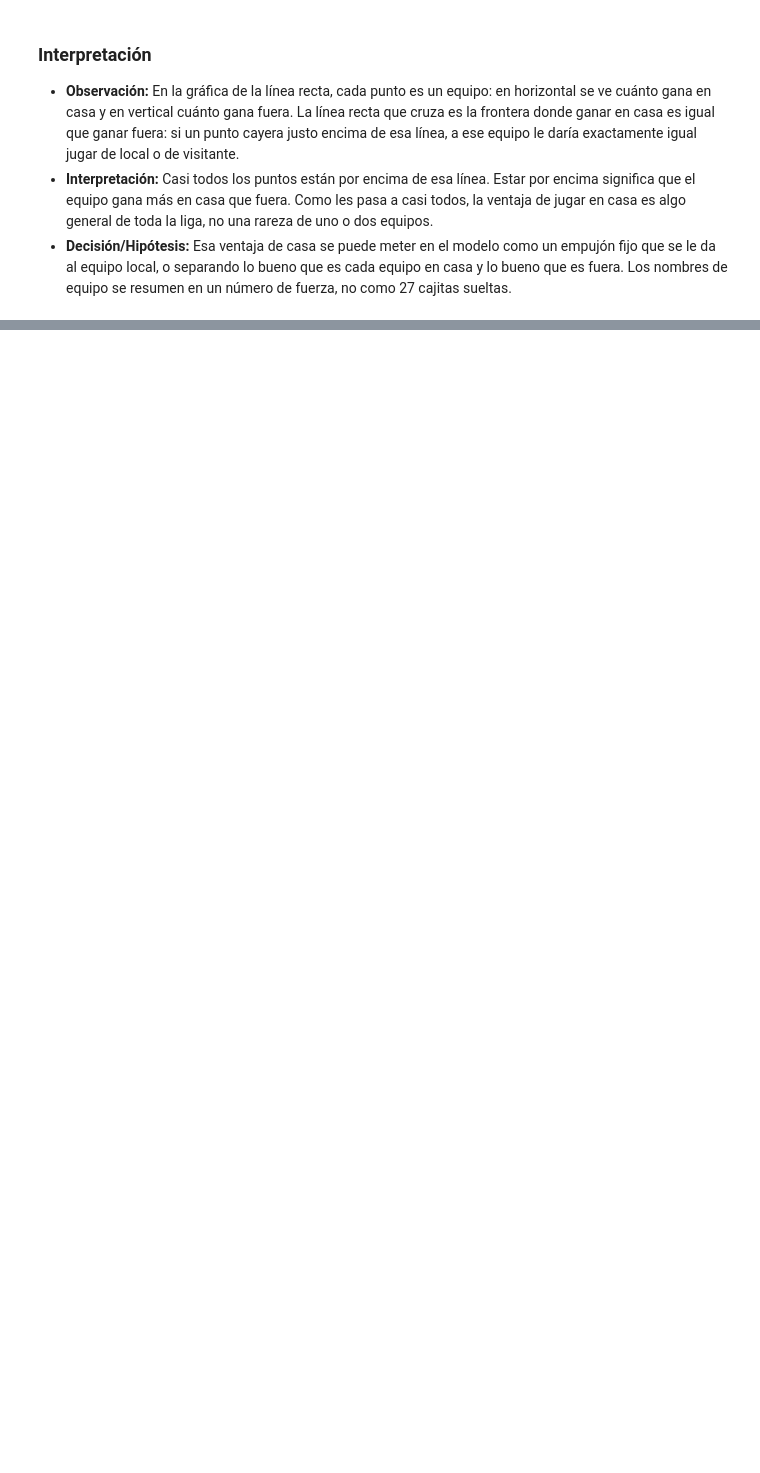
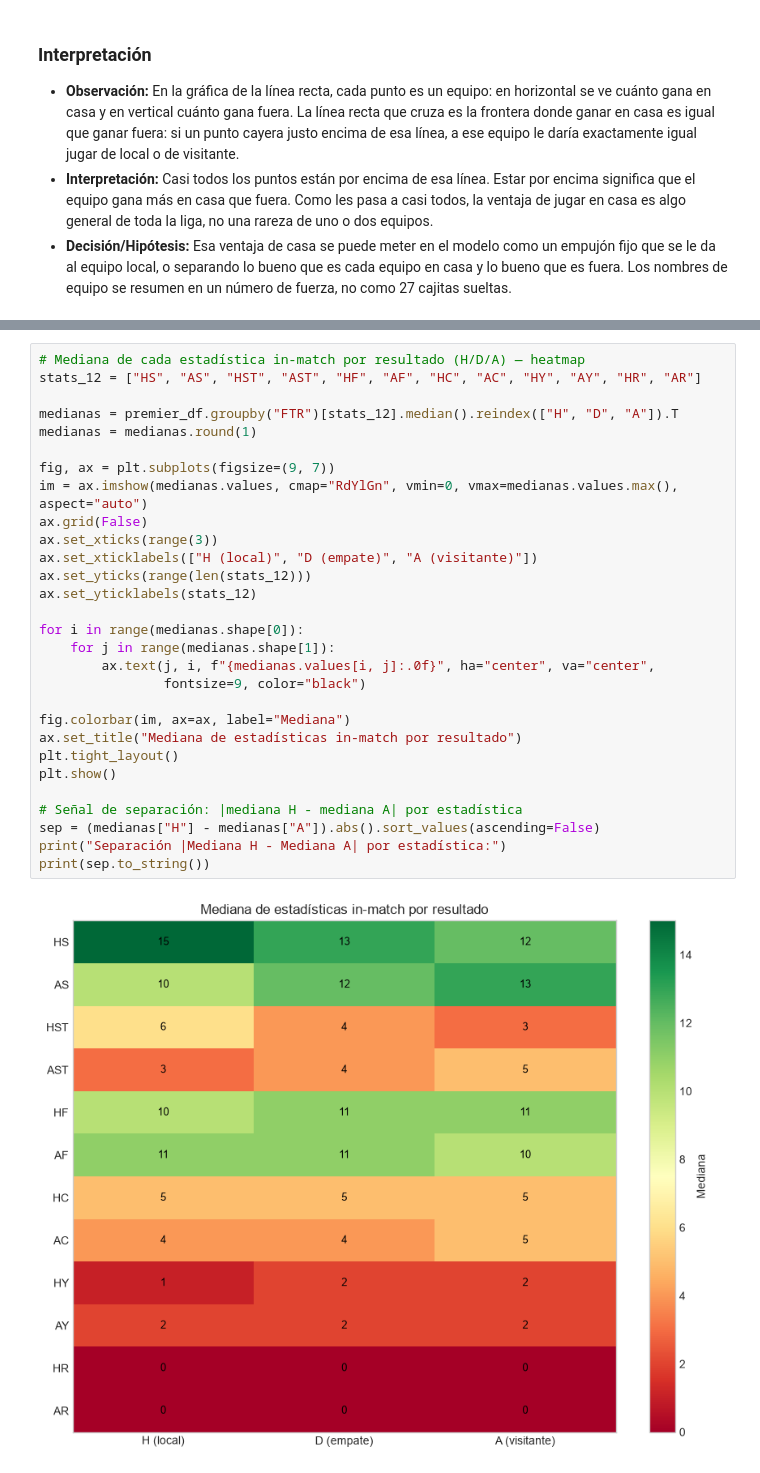
Before and after one commit to errodd/premier_league_football_predictor, a Jupyter notebook: notebooks/EDA.ipynb, the cells around one changed output, grey strips where cells are left out. Cells and saved outputs as stored; diff of their text form; blank space fills up the shorter version.

```diff
--- a/notebooks/EDA.ipynb
+++ b/notebooks/EDA.ipynb
@@ -665,0 +758,31 @@ plt.show()
+# %%
+# Mediana de cada estadística in-match por resultado (H/D/A) — heatmap
+stats_12 = ["HS", "AS", "HST", "AST", "HF", "AF", "HC", "AC", "HY", "AY", "HR", "AR"]
+
+medianas = premier_df.groupby("FTR")[stats_12].median().reindex(["H", "D", "A"]).T
+medianas = medianas.round(1)
+
+fig, ax = plt.subplots(figsize=(9, 7))
+im = ax.imshow(medianas.values, cmap="RdYlGn", vmin=0, vmax=medianas.values.max(), aspect="auto")
+ax.grid(False)
+ax.set_xticks(range(3))
+ax.set_xticklabels(["H (local)", "D (empate)", "A (visitante)"])
+ax.set_yticks(range(len(stats_12)))
+ax.set_yticklabels(stats_12)
+
+for i in range(medianas.shape[0]):
+    for j in range(medianas.shape[1]):
+        ax.text(j, i, f"{medianas.values[i, j]:.0f}", ha="center", va="center",
+                fontsize=9, color="black")
+
+fig.colorbar(im, ax=ax, label="Mediana")
+ax.set_title("Mediana de estadísticas in-match por resultado")
+plt.tight_layout()
+plt.show()
+
+# Señal de separación: |mediana H - mediana A| por estadística
+sep = (medianas["H"] - medianas["A"]).abs().sort_values(ascending=False)
+print("Separación |Mediana H - Mediana A| por estadística:")
+print(sep.to_string())
+# %% [output]
+[figure, added]
```
Also changed, not shown: parts of 31 cells of this notebook.
